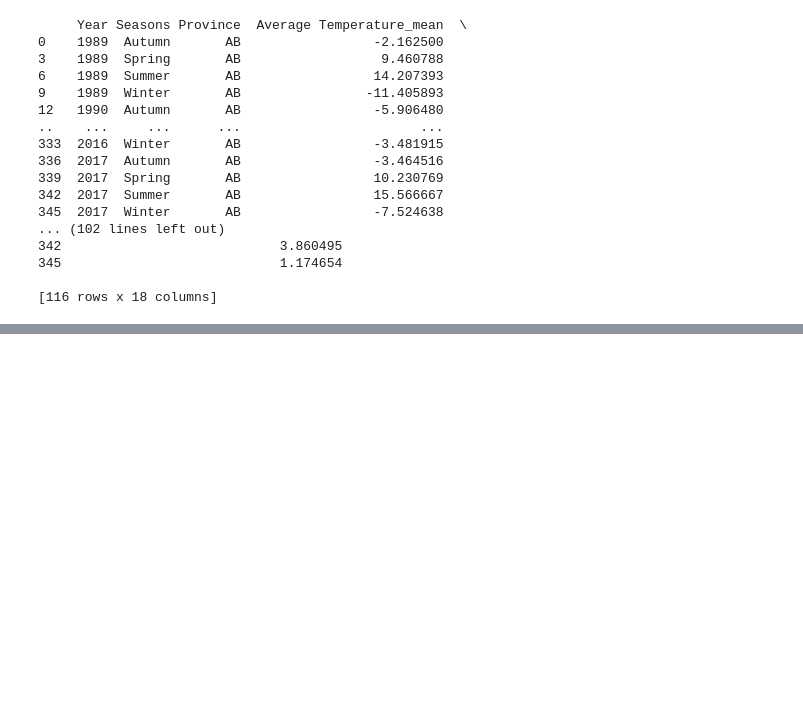
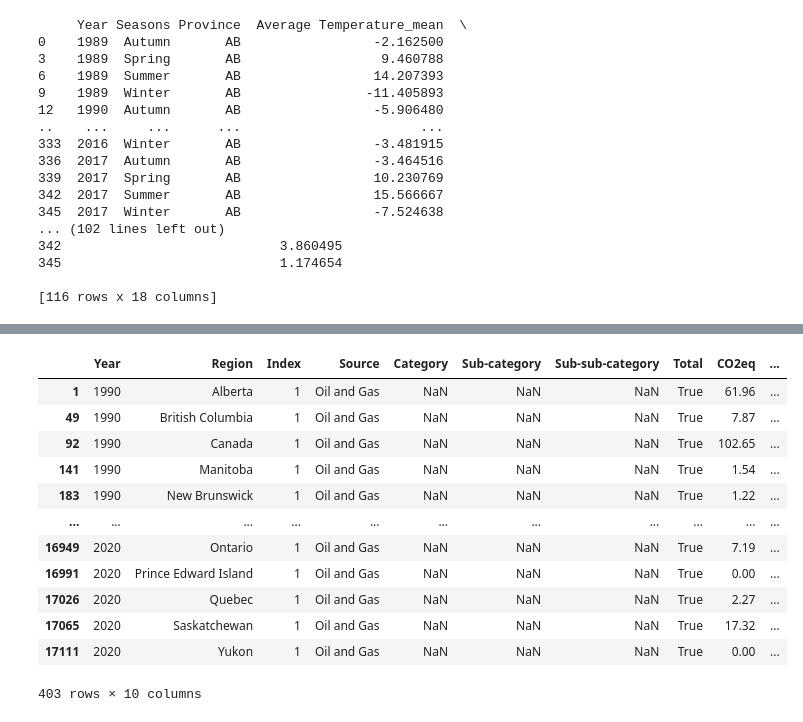
Before and after one commit to fabiomarcullo/Project_1_Climate_Action_Goals, a Jupyter notebook: Canada_Temperature.ipynb, the cells around one changed output, grey strips where cells are left out. Drawn from its saved outputs; the diff is of its cells as text; code cells hidden in the pictures; blank space fills up the shorter version.

```diff
--- a/Canada_Temperature.ipynb
+++ b/Canada_Temperature.ipynb
@@ -97,0 +125,17 @@ summary_stats.to_excel('summary_stats.xlsx', index=False)
+# %%
+Gas_DF_total = Gas_DF.loc[Gas_DF['Category'].isna()]
+Gas_DF_total
+# %% [output]
+|  | Year | Region | Index | Source | Category | Sub-category | Sub-sub-category | Total | CO2eq | ... |
+| 1 | 1990 | Alberta | 1 | Oil and Gas | NaN | NaN | NaN | True | 61.96 | ... |
+| 49 | 1990 | British Columbia | 1 | Oil and Gas | NaN | NaN | NaN | True | 7.87 | ... |
+| 92 | 1990 | Canada | 1 | Oil and Gas | NaN | NaN | NaN | True | 102.65 | ... |
+| 141 | 1990 | Manitoba | 1 | Oil and Gas | NaN | NaN | NaN | True | 1.54 | ... |
+| 183 | 1990 | New Brunswick | 1 | Oil and Gas | NaN | NaN | NaN | True | 1.22 | ... |
+| ... | ... | ... | ... | ... | ... | ... | ... | ... | ... | ... |
+| 16949 | 2020 | Ontario | 1 | Oil and Gas | NaN | NaN | NaN | True | 7.19 | ... |
+| 16991 | 2020 | Prince Edward Island | 1 | Oil and Gas | NaN | NaN | NaN | True | 0.00 | ... |
+| 17026 | 2020 | Quebec | 1 | Oil and Gas | NaN | NaN | NaN | True | 2.27 | ... |
+| 17065 | 2020 | Saskatchewan | 1 | Oil and Gas | NaN | NaN | NaN | True | 17.32 | ... |
+| 17111 | 2020 | Yukon | 1 | Oil and Gas | NaN | NaN | NaN | True | 0.00 | ... |
+403 rows × 10 columns
```
Also changed, not shown: parts of 2 cells of this notebook.
